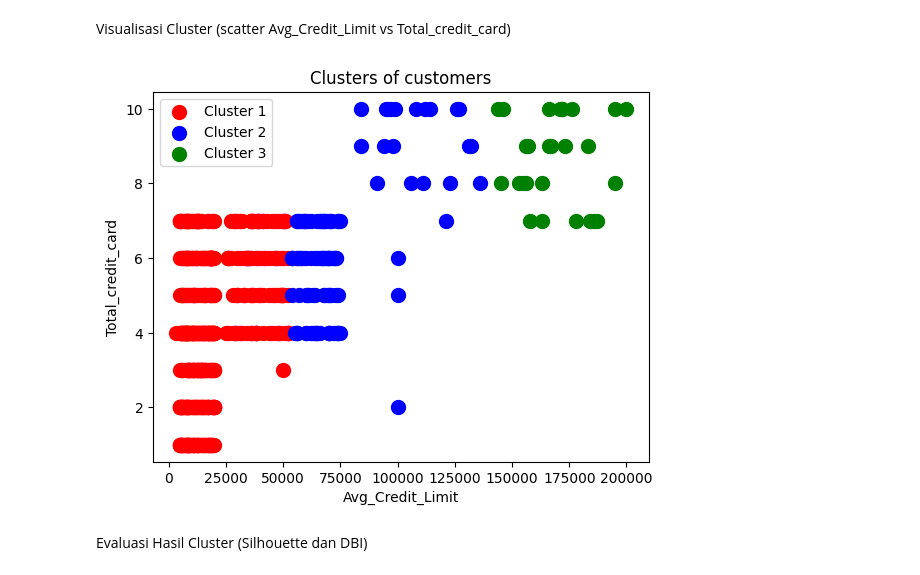
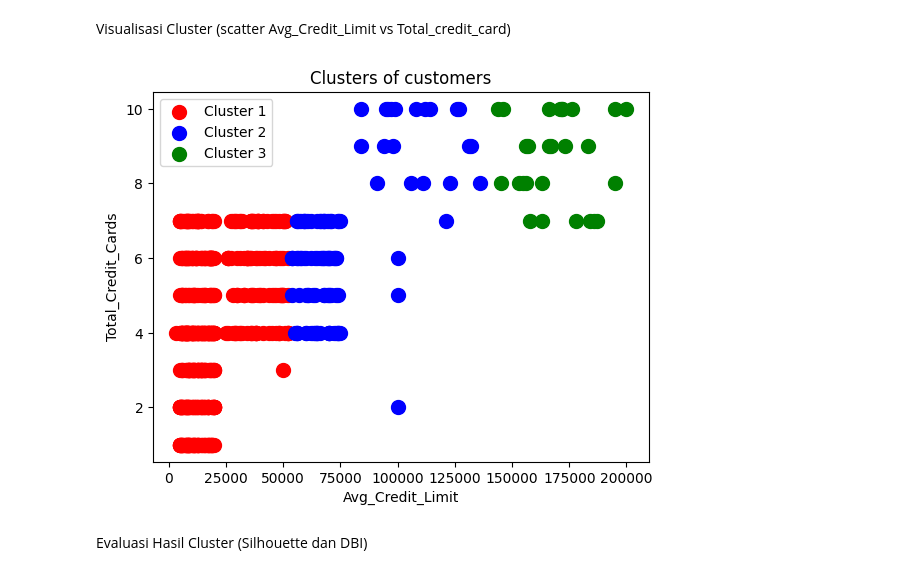
Before and after one commit to ArifahZhafirah/PEMBELAJARAN-MESIN, a Jupyter notebook: JS08/TUGAS-LAB01/PEMMESTUGAS1.ipynb, the cells around one changed output. Drawn from its saved outputs; the diff is of its cells as text; code cells hidden in the pictures.

```diff
--- a/JS08/TUGAS-LAB01/PEMMESTUGAS1.ipynb
+++ b/JS08/TUGAS-LAB01/PEMMESTUGAS1.ipynb
@@ -66,15 +66,15 @@ Visualisasi Cluster (scatter Avg_Credit_Limit vs Total_credit_card)
 # %%
 # Visualize The Result
 plt.scatter(X[y_hc == 0, 0], X[y_hc == 0, 1], s = 100, c = 'red', label = 'Cluster 1')
 plt.scatter(X[y_hc == 1, 0], X[y_hc == 1, 1], s = 100, c = 'blue', label = 'Cluster 2')
 plt.scatter(X[y_hc == 2, 0], X[y_hc == 2, 1], s = 100, c = 'green', label = 'Cluster 3')
 plt.title('Clusters of customers')
 plt.xlabel('Avg_Credit_Limit')
-plt.ylabel('Total_credit_card')
+plt.ylabel('Total_Credit_Cards')
 plt.legend()
 plt.show()
 # %% [output]
-[figure, old version]
+[figure, new version]
 # %% [markdown]
 Evaluasi Hasil Cluster (Silhouette dan DBI)
 # %%
```
Also changed, not shown: parts of 5 cells of this notebook.
